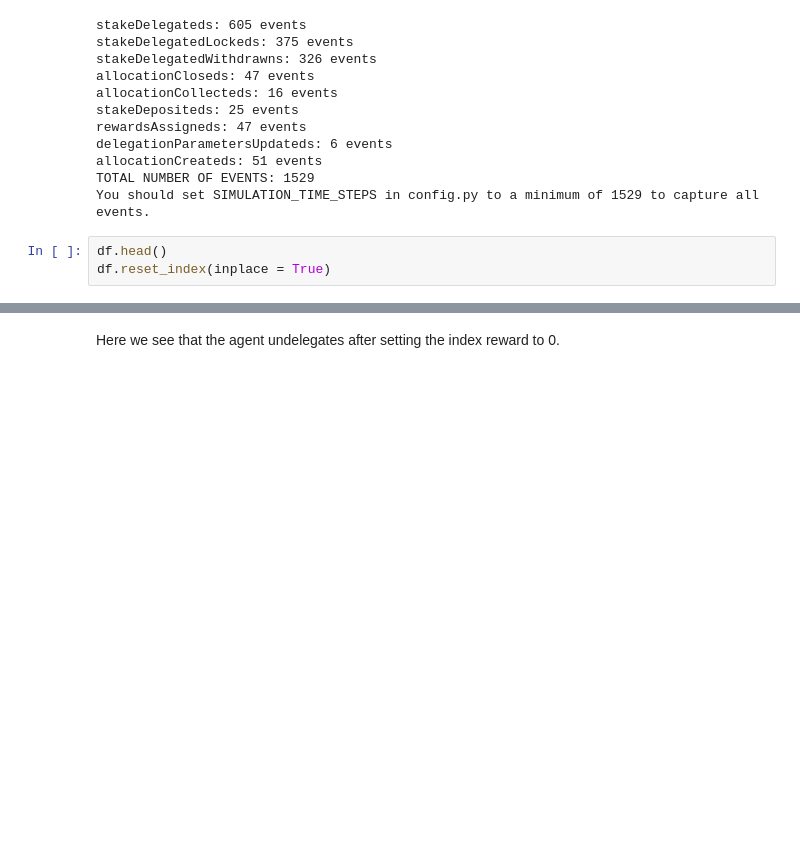
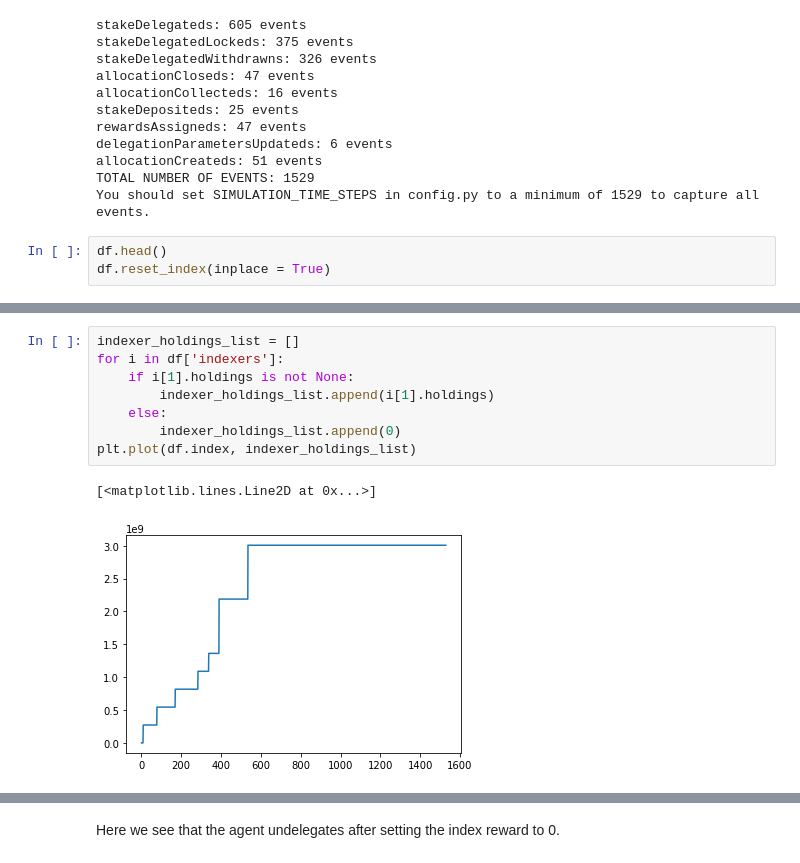
Before and after one commit to BlockScience/TheGraph, a Jupyter notebook: index_spoofer.ipynb, the cells around one changed output, grey strips where cells are left out. Drawn from its saved outputs; the diff is of its cells as text; blank space fills up the shorter version.

```diff
--- a/index_spoofer.ipynb
+++ b/index_spoofer.ipynb
@@ -37 +52,12 @@ plt.plot(df.index, GRT_list)
+# %%
+indexer_holdings_list = []
+for i in df['indexers']:
+    if i[1].holdings is not None:
+        indexer_holdings_list.append(i[1].holdings)
+    else:
+        indexer_holdings_list.append(0)
+plt.plot(df.index, indexer_holdings_list)
+# %% [output]
+[<matplotlib.lines.Line2D at 0x...>]
+[figure, added]
 # %%
```
Also changed, not shown: parts of 14 cells of this notebook, 9 other files.
